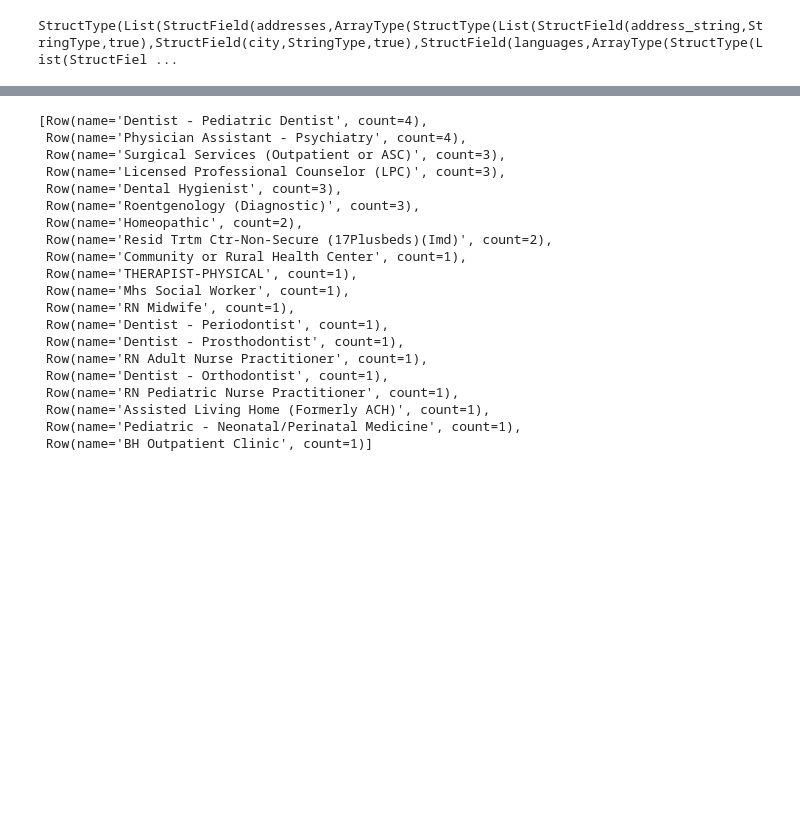
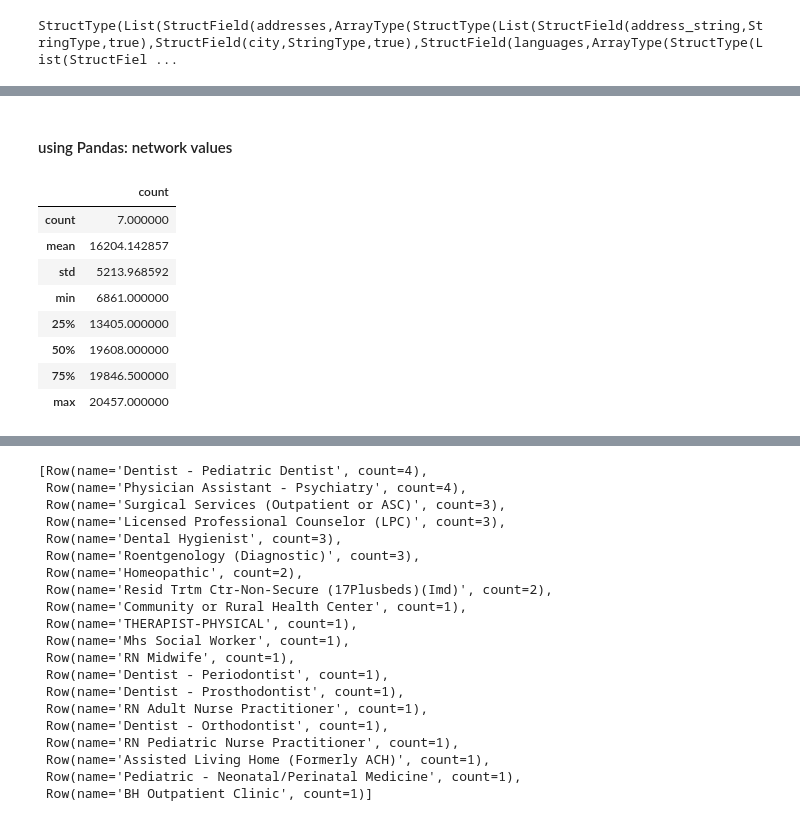
Before and after one commit to anishchapagain/PySpark, a Jupyter notebook: analysis.ipynb, the cells around one changed output, grey strips where cells are left out. Cells and saved outputs as stored; diff of their text form; code cells hidden in the pictures; blank space fills up the shorter version.

```diff
--- a/analysis.ipynb
+++ b/analysis.ipynb
@@ -161,0 +380,14 @@ print('Total: {}',specs.count(),', Distinct: {}',specs.distinct().count())
+# %% [markdown]
+#### using Pandas: network values
+# %%
+networkCount.toPandas().describe()
+# %% [output]
+|  | count |
+| count | 7.000000 |
+| mean | 16204.142857 |
+| std | 5213.968592 |
+| min | 6861.000000 |
+| 25% | 13405.000000 |
+| 50% | 19608.000000 |
+| 75% | 19846.500000 |
+| max | 20457.000000 |
```
Also changed, not shown: parts of 95 cells of this notebook, 3 other files.
